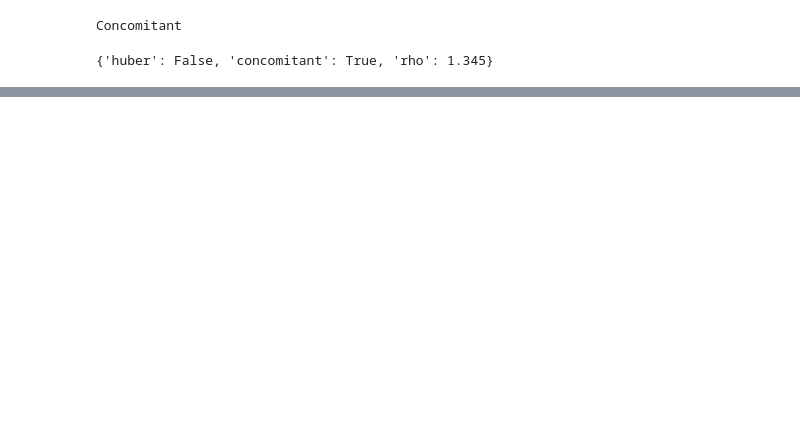
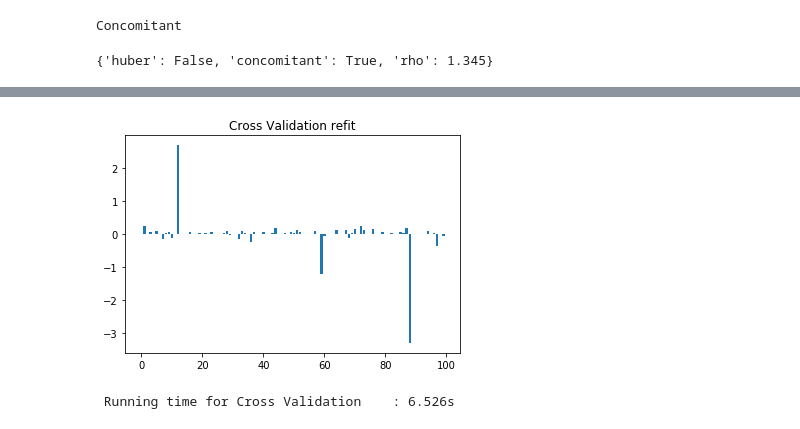
Before and after one commit to Leo-Simpson/c-lasso, a Jupyter notebook: new structure.ipynb, the cells around one changed output, grey strips where cells are left out. Saved outputs shown, nothing was run; the diff lists cells and outputs as text; code cells hidden in the pictures; blank space fills up the shorter version.

```diff
--- a/new structure.ipynb
+++ b/new structure.ipynb
@@ -94,0 +96,12 @@ problem.model_selection.SSparameters.__dict__
+# %%
+'''
+To solve a problem different than the default parameters :
+
+'''
+
+problem                                     = classo_problem(X,y,C)
+problem.formulation.huber                   = True
+problem.formulation.concomitant             = False
+problem.model_selection.CV                  = True
+problem.model_selection.LAMfixed            = True
+problem.model_selection.SSparameters.method = 'max'
@@ -94,0 +110,5 @@ problem.model_selection.SSparameters.__dict__
+# %%
+problem.solution.CV
+# %% [output]
+[figure, added]
+ Running time for Cross Validation    : 6.526s
```
Also changed, not shown: parts of 16 cells of this notebook.
